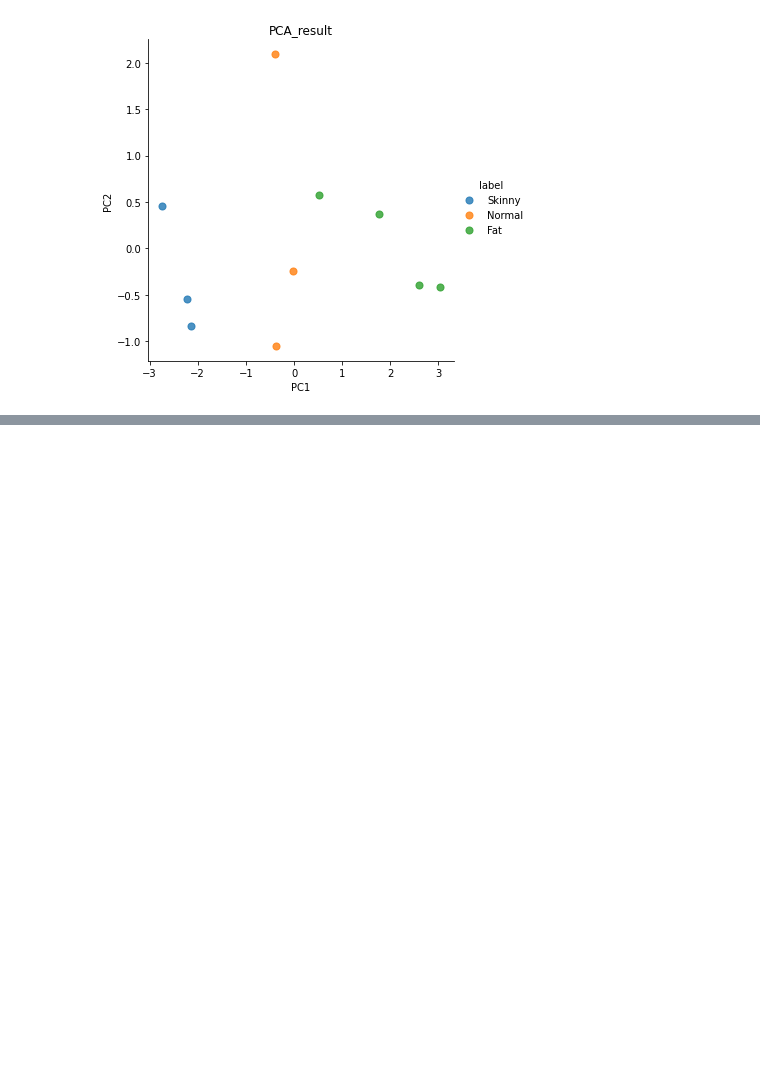
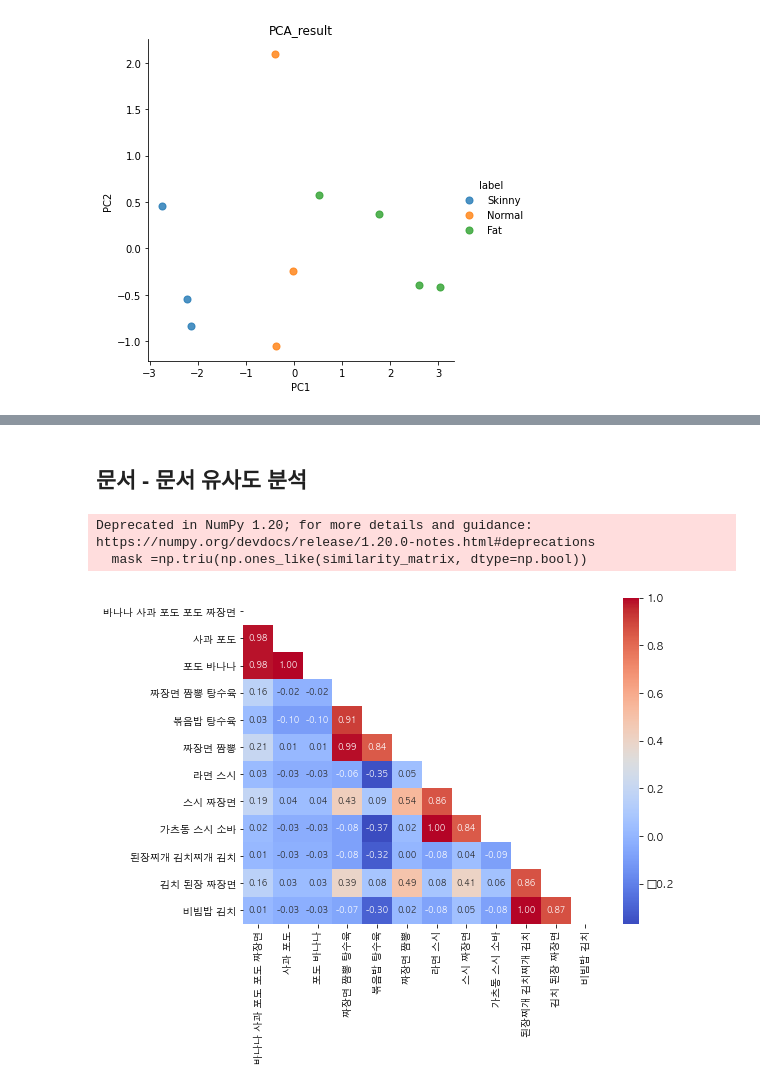
Before and after one commit to hosung05/study, a Jupyter notebook: nlp/Linear Algebra.ipynb, the cells around one changed output, grey strips where cells are left out. Saved outputs shown, nothing was run; the diff lists cells and outputs as text; code cells hidden in the pictures; blank space fills up the shorter version.

```diff
--- a/nlp/Linear Algebra.ipynb
+++ b/nlp/Linear Algebra.ipynb
@@ -172,0 +330,9 @@ Text(0.5, 1.0, 'PCA_result')
+# %% [markdown]
+## 문서 - 문서 유사도 분석
+# %%
+doc_similarity_matrix = calc_similarity_matrix(U)
+visualize_similarity(doc_similarity_matrix, doc_ls)
+# %% [output]
+Deprecated in NumPy 1.20; for more details and guidance: https://numpy.org/devdocs/release/1.20.0-notes.html#deprecations
+  mask =np.triu(np.ones_like(similarity_matrix, dtype=np.bool))
+[figure, added]
```
Also changed, not shown: parts of 24 cells of this notebook, 5 other files.
